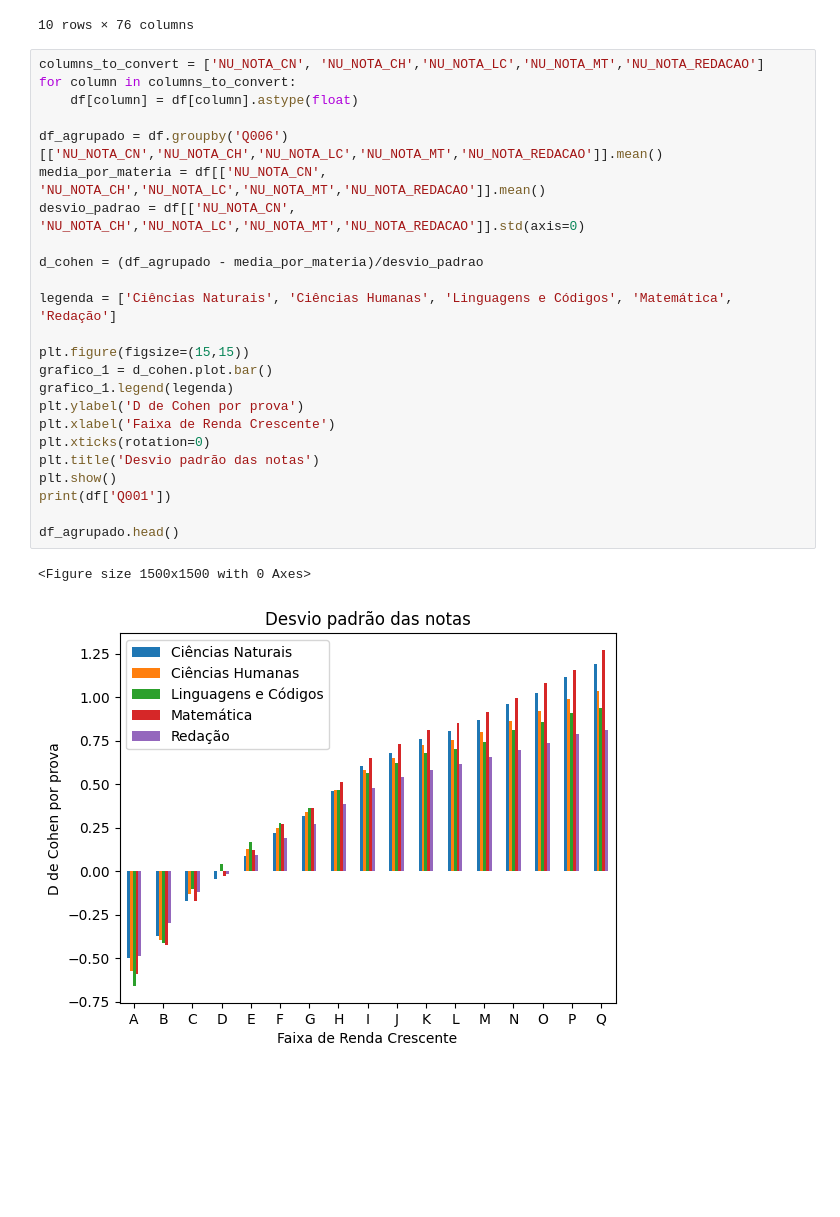
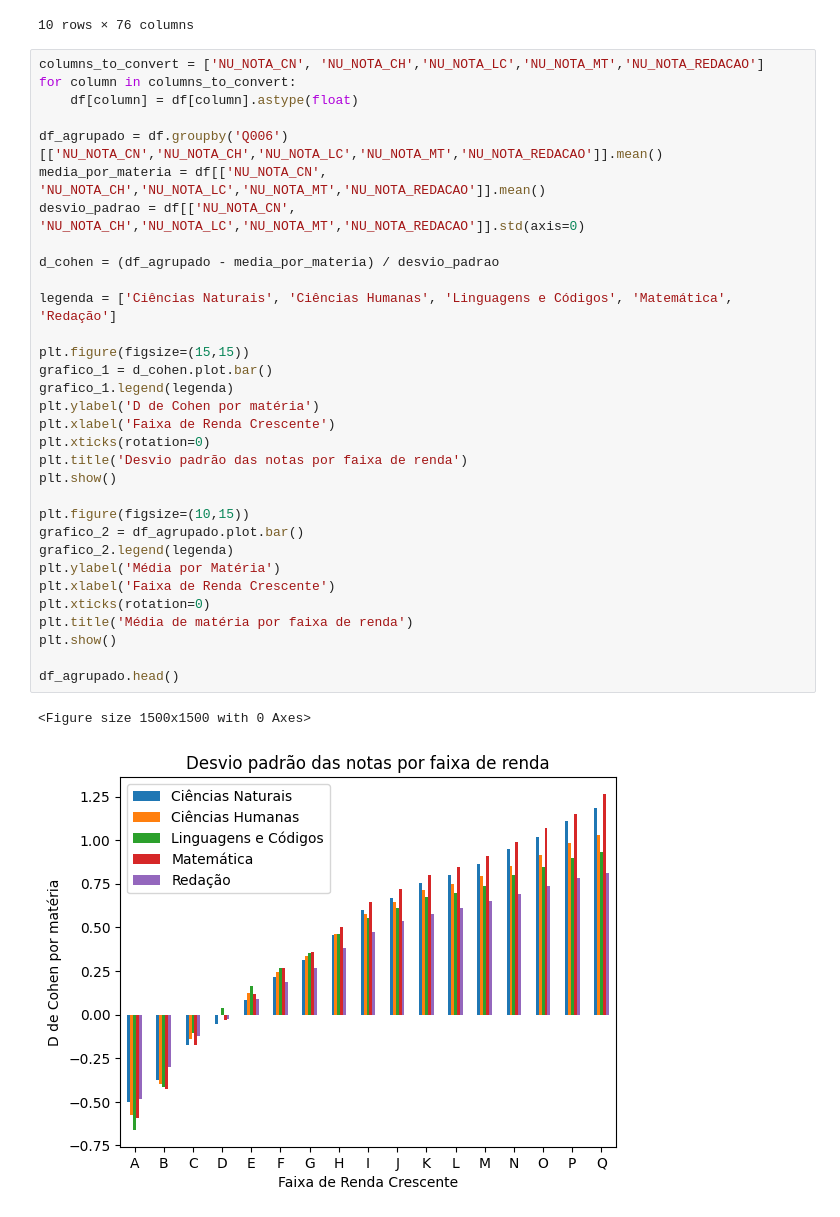
Before and after one commit to DeenaElOrra/APS1CDADOS, a Jupyter notebook: grafico.ipynb, the cells around one changed output. Cells and saved outputs as stored; diff of their text form; blank space fills up the shorter version.

```diff
--- a/grafico.ipynb
+++ b/grafico.ipynb
@@ -34,27 +34,35 @@ df.head(10)
 # %%
 columns_to_convert = ['NU_NOTA_CN', 'NU_NOTA_CH','NU_NOTA_LC','NU_NOTA_MT','NU_NOTA_REDACAO']
 for column in columns_to_convert:
     df[column] = df[column].astype(float)
 
 df_agrupado = df.groupby('Q006')[['NU_NOTA_CN','NU_NOTA_CH','NU_NOTA_LC','NU_NOTA_MT','NU_NOTA_REDACAO']].mean()
 media_por_materia = df[['NU_NOTA_CN', 'NU_NOTA_CH','NU_NOTA_LC','NU_NOTA_MT','NU_NOTA_REDACAO']].mean()
 desvio_padrao = df[['NU_NOTA_CN', 'NU_NOTA_CH','NU_NOTA_LC','NU_NOTA_MT','NU_NOTA_REDACAO']].std(axis=0)
 
-d_cohen = (df_agrupado - media_por_materia)/desvio_padrao
+d_cohen = (df_agrupado - media_por_materia) / desvio_padrao
 
 legenda = ['Ciências Naturais', 'Ciências Humanas', 'Linguagens e Códigos', 'Matemática', 'Redação']
 
 plt.figure(figsize=(15,15))
 grafico_1 = d_cohen.plot.bar()
 grafico_1.legend(legenda)
-plt.ylabel('D de Cohen por prova')
+plt.ylabel('D de Cohen por matéria')
 plt.xlabel('Faixa de Renda Crescente')
 plt.xticks(rotation=0)
-plt.title('Desvio padrão das notas')
+plt.title('Desvio padrão das notas por faixa de renda')
 plt.show()
-print(df['Q001'])
+
+plt.figure(figsize=(10,15))
+grafico_2 = df_agrupado.plot.bar()
+grafico_2.legend(legenda)
+plt.ylabel('Média por Matéria')
+plt.xlabel('Faixa de Renda Crescente')
+plt.xticks(rotation=0)
+plt.title('Média de matéria por faixa de renda')
+plt.show()
 
 df_agrupado.head()
 # %% [output]
 <Figure size 1500x1500 with 0 Axes>
-[figure, old version]
+[figure, new version]
```
Also changed, not shown: parts of 3 cells of this notebook.
